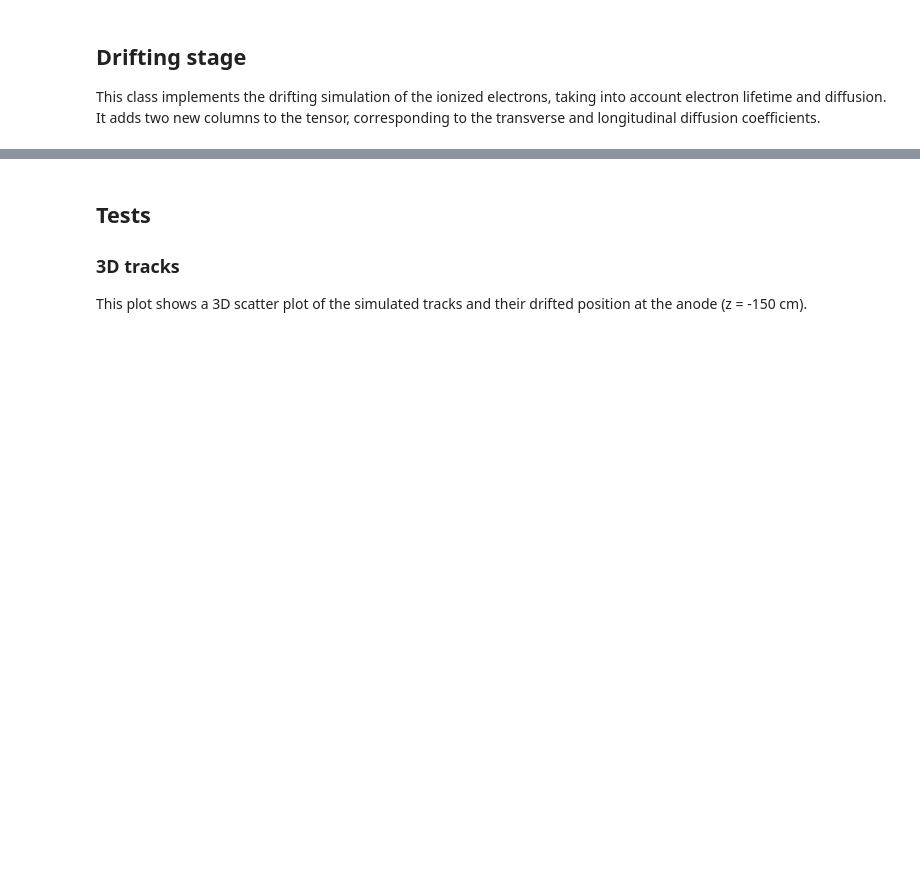
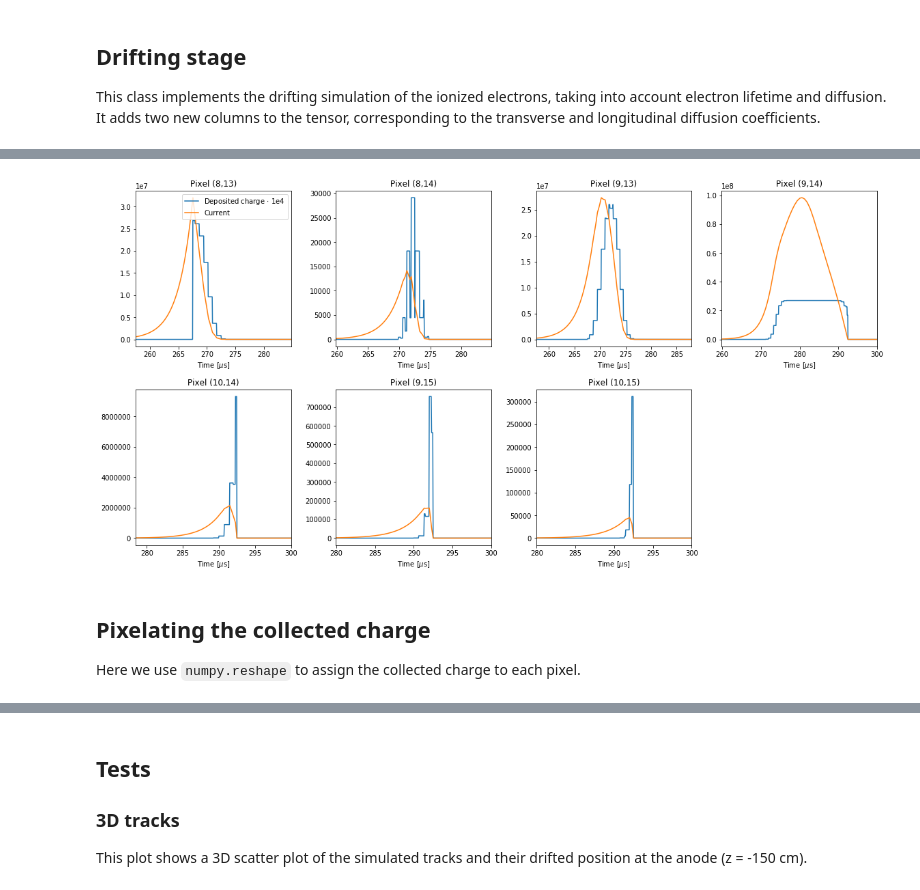
Before and after one commit to DUNE/larnd-sim, a Jupyter notebook: detsim_pytorch.ipynb, the cells around one changed output, grey strips where cells are left out. Saved outputs shown, nothing was run; the diff lists cells and outputs as text; code cells hidden in the pictures; blank space fills up the shorter version.

```diff
--- a/detsim_pytorch.ipynb
+++ b/detsim_pytorch.ipynb
@@ -161,0 +457,45 @@ driftedTracks = drifting(quenchedTracks)
+# %%
+pixel_size = 300/n_pixels
+
+def inducedCurrent(x=0, y=0, t=0):
+    A = 1
+    B = 5
+    t0 = 150
+    distance = 1#np.sqrt((x-pixel_size/2)**2+(y-pixel_size/2)**2)
+    result = np.heaviside(-t+t0,0.5) * A * np.exp((1+distance)*(t-t0)/B)
+    result = np.nan_to_num(result)
+    return result
+
+x_range = y_range = np.linspace(0, pixel_size, int(pixel_size/sampling))
+t_range = anode_t
+
+x_r, y_r, t_r = np.meshgrid(x_range, y_range, t_range)
+i = inducedCurrent(x_r, y_r, t_r)
+
+def plotPixels(pixels):
+    fig, ax = plt.subplots(2,4, figsize=(16,8), constrained_layout=True)
+    iax = 0
+    px_bin = int(pixel_size/sampling)
+    for x,y in pixels:
+        pixel = tpc[x*px_bin:(x+1)*px_bin,y*px_bin:(y+1)*px_bin]
+        if pixel.any():
+            conv3d = scipy.signal.fftconvolve(i, pixel, mode='same')
+            depCharge = pixel.sum(axis=0).sum(axis=0)*1e4
+            indCurrent = conv3d.sum(axis=0).sum(axis=0)
+            ax[int(iax/4)][iax%4].plot(t_range, depCharge, label="Deposited charge $\cdot$ 1e4")
+            ax[int(iax/4)][iax%4].plot(t_range, indCurrent, label="Current")
+            ax[int(iax/4)][iax%4].set_xlim(max(0, t_range[depCharge>0][0]-10),
+                                           min(300, t_range[depCharge>0][-1]+10))
+            ax[int(iax/4)][iax%4].set_title("Pixel (%i,%i)" % (x,y))
+            ax[int(iax/4)][iax%4].set_xlabel("Time [$\mu$s]")
+            iax+=1
+    ax[0][0].legend()
+    fig.delaxes(ax.flatten()[-1])
+    fig.savefig("pixels.pdf")
+# %%
+plotPixels(pixs)
+# %% [output]
+[figure, added]
+# %% [markdown]
+## Pixelating the collected charge
+Here we use `numpy.reshape` to assign the collected charge to each pixel.
```
Also changed, not shown: parts of 34 cells of this notebook.
